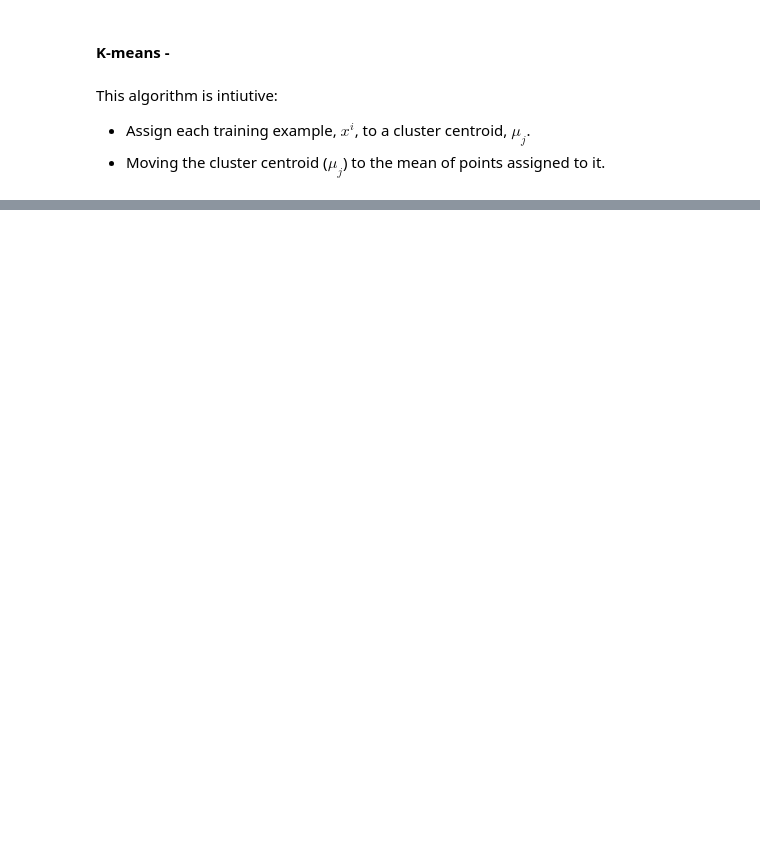
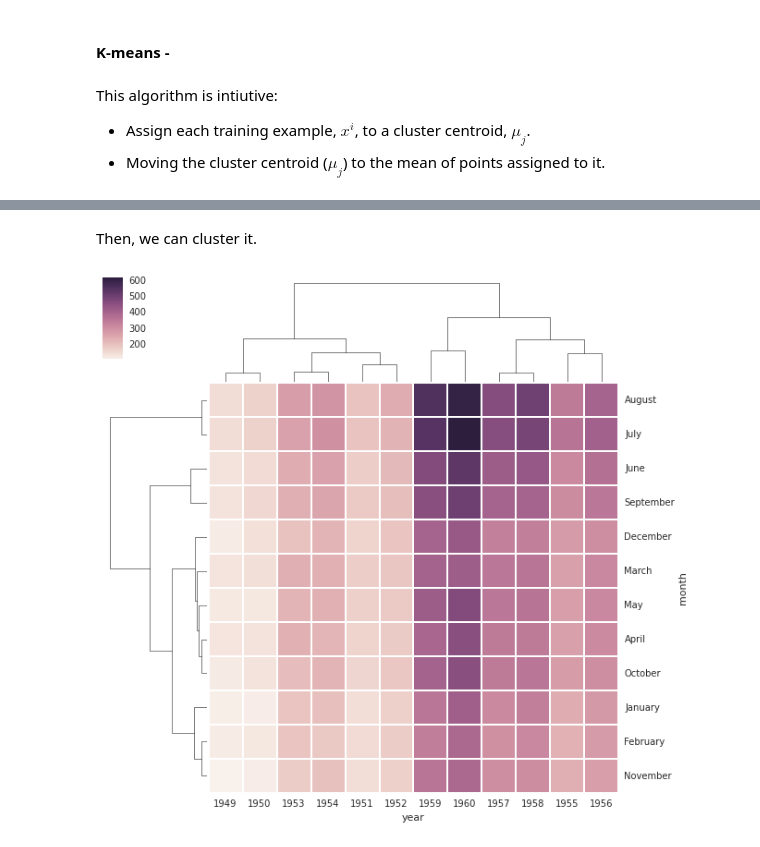
Before and after one commit to lmart999/CS229_ISL, a Jupyter notebook: Unsupervised learning.ipynb, the cells around one changed output, grey strips where cells are left out. Saved outputs shown, nothing was run; the diff lists cells and outputs as text; code cells hidden in the pictures; blank space fills up the shorter version.

```diff
--- a/Unsupervised learning.ipynb
+++ b/Unsupervised learning.ipynb
@@ -85,0 +89,3 @@ plt.title('Assign clusters with kMeans',fontsize=7.5)
+# %%
+flights = sns.load_dataset("flights")
+flights.head(3)
@@ -85,0 +99,3 @@ plt.title('Assign clusters with kMeans',fontsize=7.5)
+# %%
+flights_rect = flights.pivot("month", "year", "passengers")
+flights_rect.head(3)
@@ -85,0 +108,6 @@ plt.title('Assign clusters with kMeans',fontsize=7.5)
+# %% [markdown]
+Then, we can cluster it.
+# %%
+cg = sns.clustermap(flights_rect)
+# %% [output]
+[figure, added]
```
Also changed, not shown: parts of 15 cells of this notebook, 8 other files.
